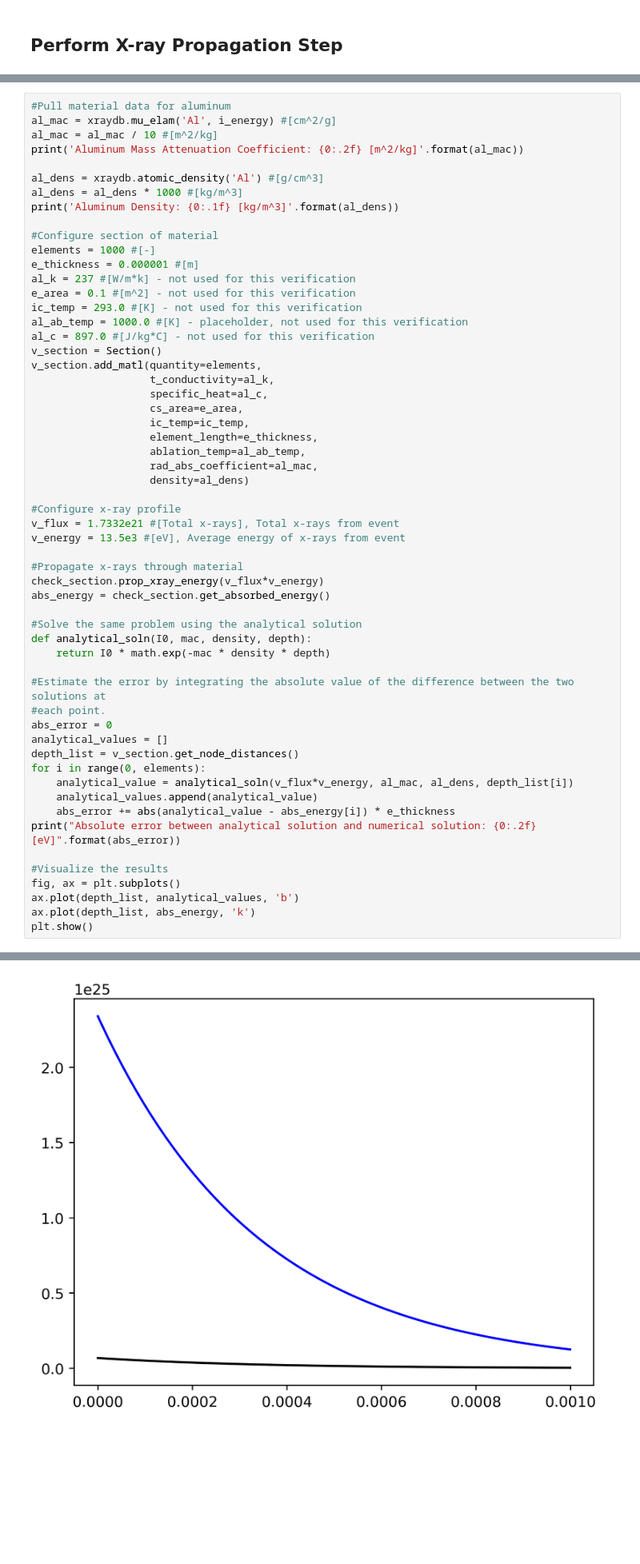
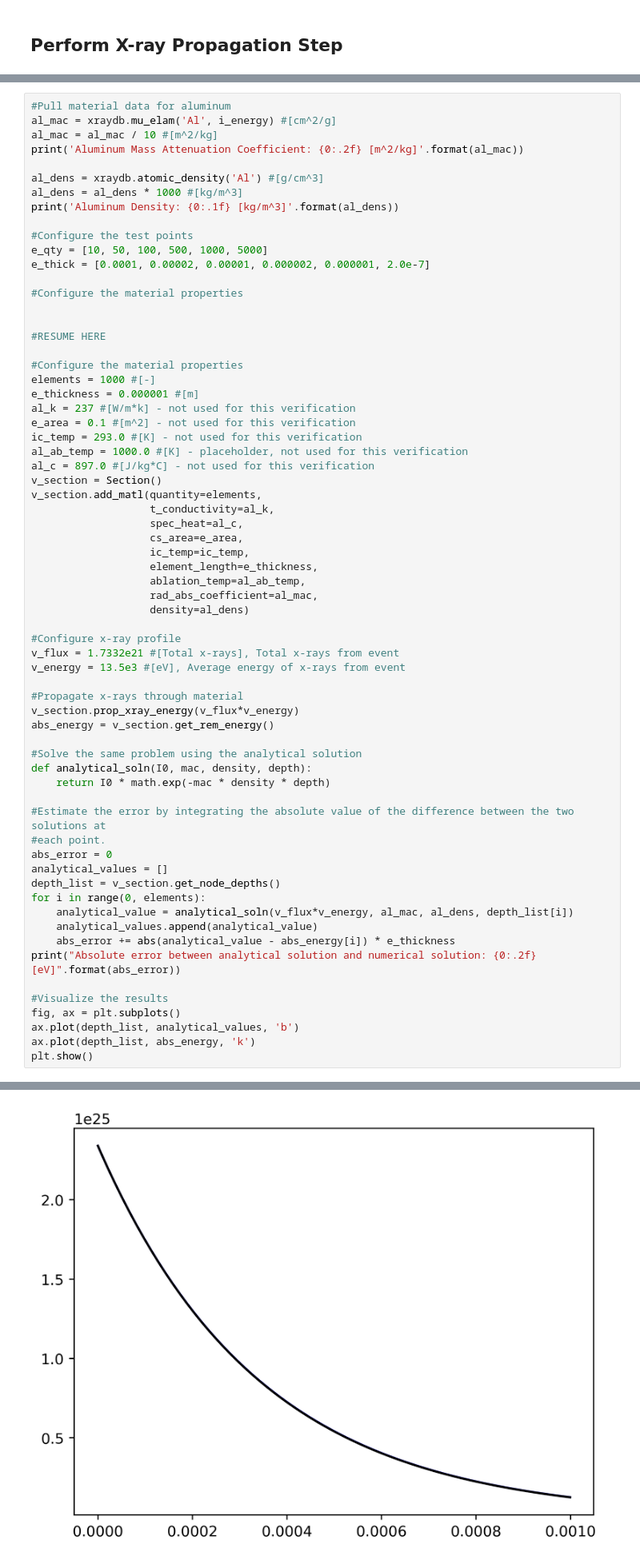
Before and after one commit to smarinsek/EN.535.610.81.SP23-Project, a Jupyter notebook: Project Main Script.ipynb, the cells around one changed output, grey strips where cells are left out. Shown: that part at 80% size. Saved outputs shown, nothing was run; the diff lists cells and outputs as text; blank space fills up the shorter version.

```diff
--- a/Project Main Script.ipynb
+++ b/Project Main Script.ipynb
@@ -278,7 +348,16 @@ al_dens = xraydb.atomic_density('Al') #[g/cm^3]
 al_dens = al_dens * 1000 #[kg/m^3]
 print('Aluminum Density: {0:.1f} [kg/m^3]'.format(al_dens))
 
-#Configure section of material
+#Configure the test points
+e_qty = [10, 50, 100, 500, 1000, 5000]
+e_thick = [0.0001, 0.00002, 0.00001, 0.000002, 0.000001, 2.0e-7]
+
+#Configure the material properties
+
+
+#RESUME HERE
+
+#Configure the material properties
 elements = 1000 #[-]
 e_thickness = 0.000001 #[m]
 al_k = 237 #[W/m*k] - not used for this verification
@@ -289,7 +368,7 @@ al_c = 897.0 #[J/kg*C] - not used for this verification
 v_section = Section()
 v_section.add_matl(quantity=elements,
                    t_conductivity=al_k,
-                   specific_heat=al_c,
+                   spec_heat=al_c,
                    cs_area=e_area,
                    ic_temp=ic_temp,
                    element_length=e_thickness,
@@ -302,8 +381,8 @@ v_flux = 1.7332e21 #[Total x-rays], Total x-rays from event
 v_energy = 13.5e3 #[eV], Average energy of x-rays from event
 
 #Propagate x-rays through material
-check_section.prop_xray_energy(v_flux*v_energy)
-abs_energy = check_section.get_absorbed_energy()
+v_section.prop_xray_energy(v_flux*v_energy)
+abs_energy = v_section.get_rem_energy()
 
 #Solve the same problem using the analytical solution
 def analytical_soln(I0, mac, density, depth):
@@ -313,7 +392,7 @@ def analytical_soln(I0, mac, density, depth):
 #each point.
 abs_error = 0
 analytical_values = []
-depth_list = v_section.get_node_distances()
+depth_list = v_section.get_node_depths()
 for i in range(0, elements):
     analytical_value = analytical_soln(v_flux*v_energy, al_mac, al_dens, depth_list[i])
     analytical_values.append(analytical_value)
@@ -333,4 +411,4 @@ Absolute error between analytical solution and numerical solution: 7353268357194
-[figure, old version]
+[figure, new version]
 # %% [markdown]
 ### Testing Section
 # %%
```
Also changed, not shown: parts of 4 cells of this notebook.
